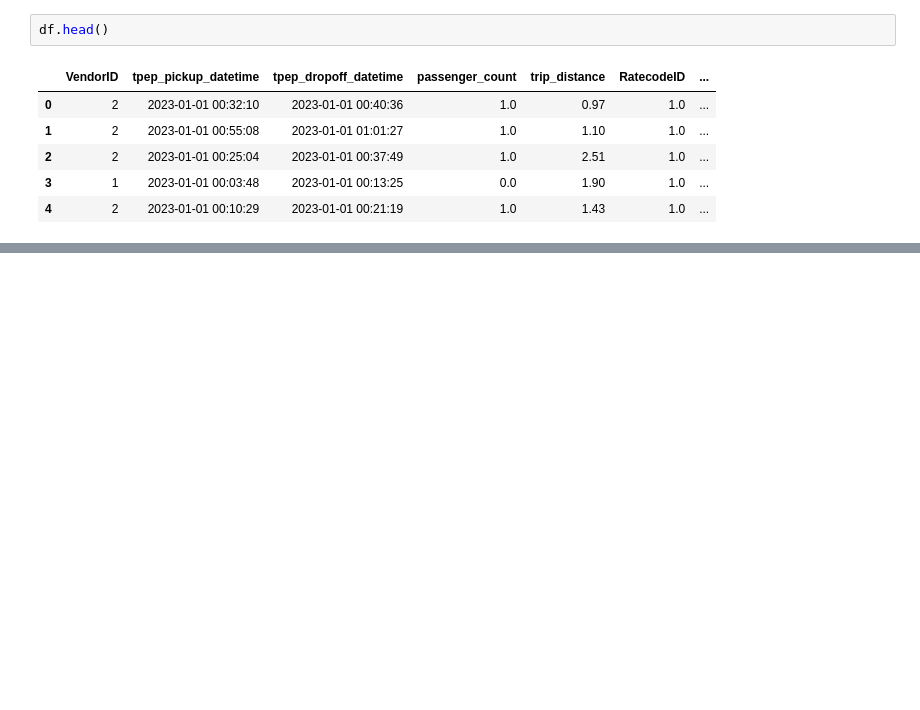
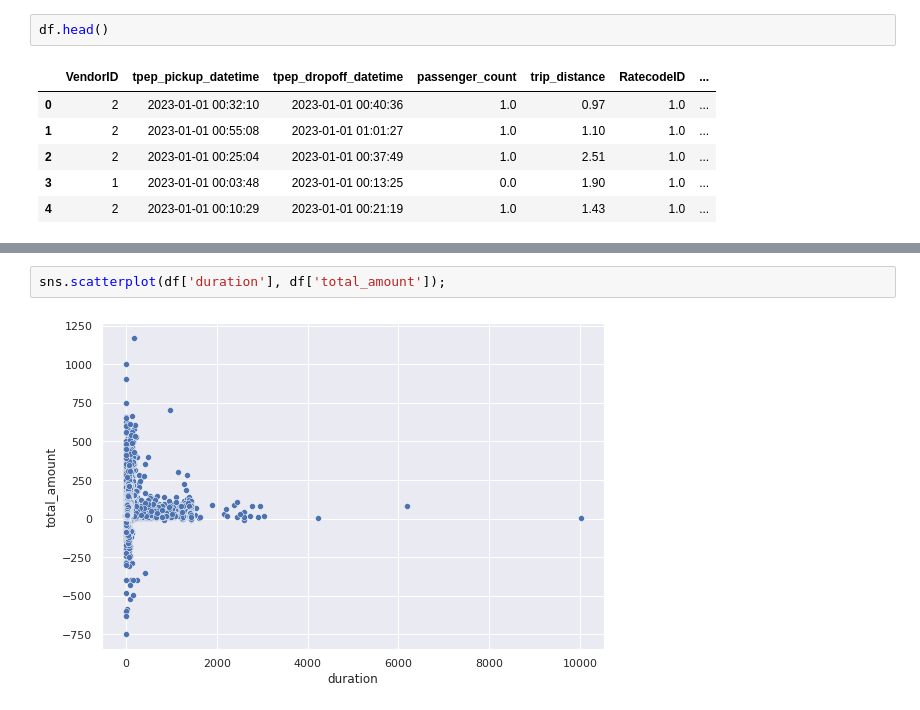
Before and after one commit to kmaiorova/mlops-zoomcamp, a Jupyter notebook: 01-intro/homework.ipynb, the cells around one changed output, grey strips where cells are left out. Cells and saved outputs as stored; diff of their text form; blank space fills up the shorter version.

```diff
--- a/01-intro/homework.ipynb
+++ b/01-intro/homework.ipynb
@@ -18,0 +88,4 @@ df.head()
+# %%
+sns.scatterplot(df['duration'], df['total_amount']);
+# %% [output]
+[figure, added]
```
Also changed, not shown: parts of 32 cells of this notebook.
